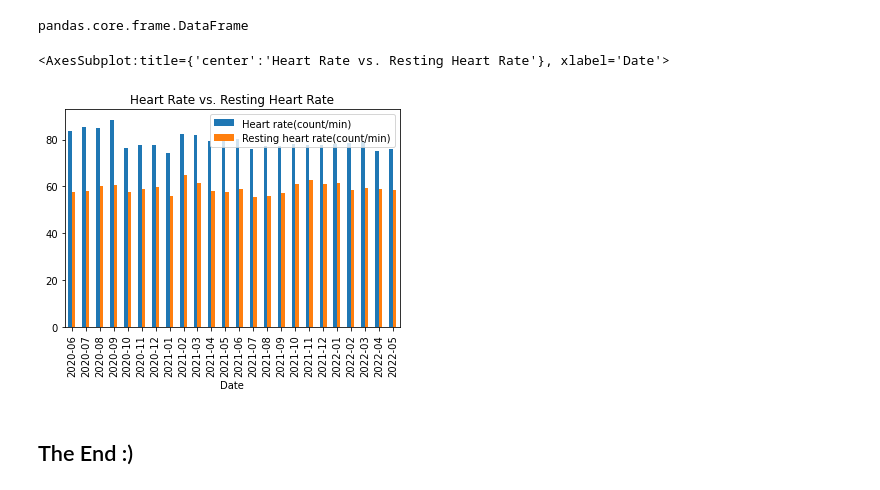
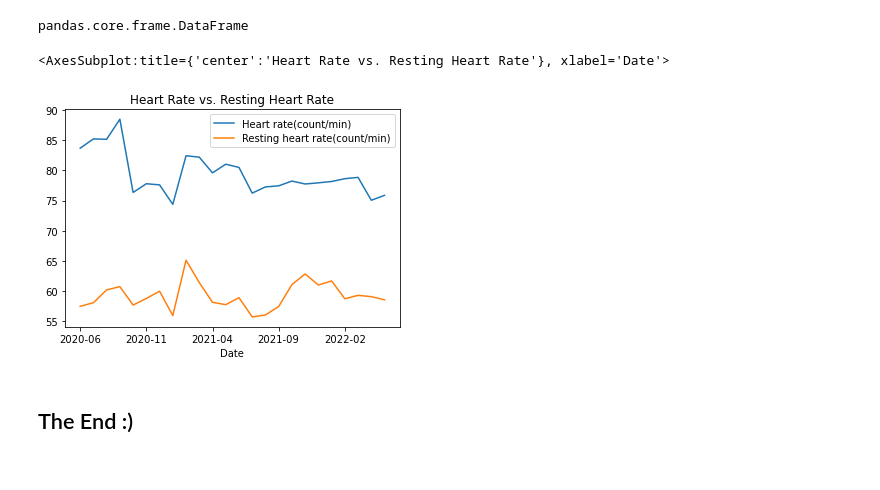
Before and after one commit to KimBug29/AppleDataKW, a Jupyter notebook: HealthData.ipynb, the cells around one changed output. Cells and saved outputs as stored; diff of their text form; code cells hidden in the pictures.

Commit message:
Changed from rateCompare chart from bar to line

```diff
--- a/HealthData.ipynb
+++ b/HealthData.ipynb
@@ -223,9 +223,9 @@ type(rateCompare)
 pandas.core.frame.DataFrame
 # %%
 #Visualize rateCompare
-rateCompare.plot(kind="bar",title="Heart Rate vs. Resting Heart Rate")
+rateCompare.plot(kind="line",title="Heart Rate vs. Resting Heart Rate")
 # %% [output]
 <AxesSubplot:title={'center':'Heart Rate vs. Resting Heart Rate'}, xlabel='Date'>
-[figure, old version]
+[figure, new version]
 # %% [markdown]
 ## The End :)
```
